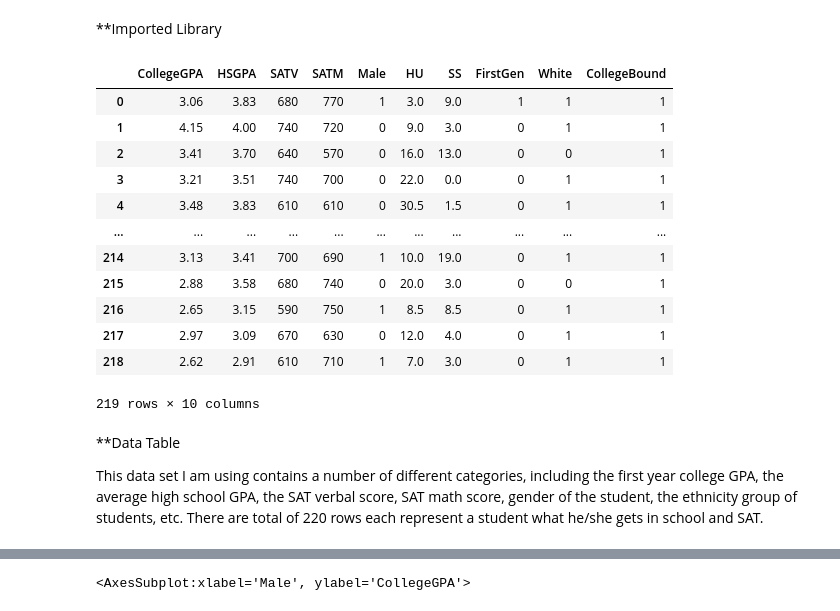
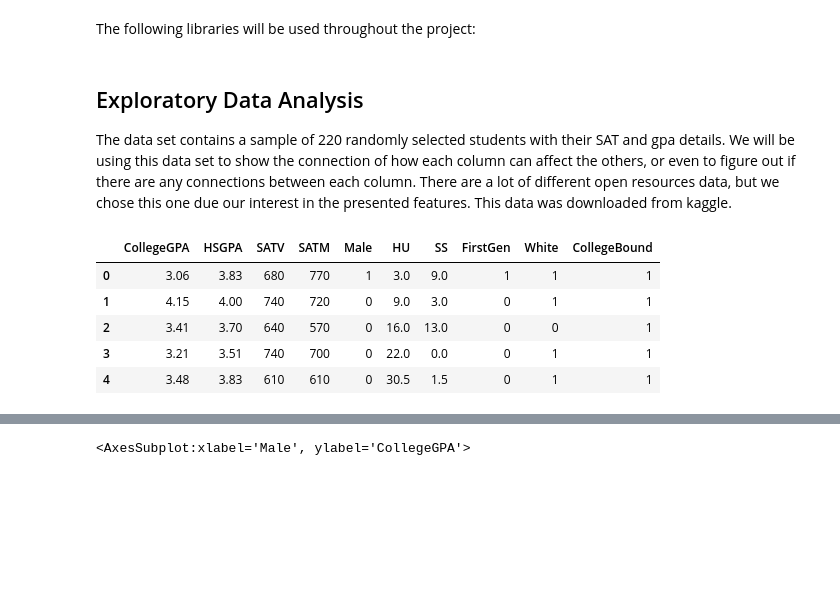
Before and after one commit to cwu-umd/320-Final-Project, a Jupyter notebook: Final Project .ipynb, the cells around one changed output, grey strips where cells are left out. Drawn from its saved outputs; the diff is of its cells as text; code cells hidden in the pictures; blank space fills up the shorter version.

Commit message:
finalProject

```diff
--- a/Final Project .ipynb
+++ b/Final Project .ipynb
@@ -9,3 +7,5 @@ College is the most important step of education before getting into the career.
+# %% [markdown]
+The following libraries will be used throughout the project:
 # %%
 import pandas as pd
 import seaborn as sns
@@ -17,32 +17,24 @@ from sklearn import datasets
 import numpy as np
 from sklearn import model_selection
 from statsmodels.formula.api import logit
-# %% [markdown]
-**Imported Library
+# %% [markdown]
+## Exploratory Data Analysis
+
+The data set contains a sample of 220 randomly selected students with their SAT and gpa details. We will be using this data set to show the connection of how each column can affect the others, or even to figure out if there are any connections between each column. There are a lot of different open resources data, but we chose this one due our interest in the presented features. This data was downloaded from kaggle.
 # %%
 data = pd.read_csv("FirstYearGPA.csv")
-#remove useless row
+#remove insignificant column
 data = data.drop(labels = "Unnamed: 0", axis = 1)
 data = data.rename(columns = {"GPA": "CollegeGPA"})
-data
+data = data.drop([218, 218])
+data.head()
 # %% [output]
 |  | CollegeGPA | HSGPA | SATV | SATM | Male | HU | SS | FirstGen | White | CollegeBound |
 | 0 | 3.06 | 3.83 | 680 | 770 | 1 | 3.0 | 9.0 | 1 | 1 | 1 |
 | 1 | 4.15 | 4.00 | 740 | 720 | 0 | 9.0 | 3.0 | 0 | 1 | 1 |
 | 2 | 3.41 | 3.70 | 640 | 570 | 0 | 16.0 | 13.0 | 0 | 0 | 1 |
 | 3 | 3.21 | 3.51 | 740 | 700 | 0 | 22.0 | 0.0 | 0 | 1 | 1 |
 | 4 | 3.48 | 3.83 | 610 | 610 | 0 | 30.5 | 1.5 | 0 | 1 | 1 |
-| ... | ... | ... | ... | ... | ... | ... | ... | ... | ... | ... |
-| 214 | 3.13 | 3.41 | 700 | 690 | 1 | 10.0 | 19.0 | 0 | 1 | 1 |
-| 215 | 2.88 | 3.58 | 680 | 740 | 0 | 20.0 | 3.0 | 0 | 0 | 1 |
-| 216 | 2.65 | 3.15 | 590 | 750 | 1 | 8.5 | 8.5 | 0 | 1 | 1 |
-| 217 | 2.97 | 3.09 | 670 | 630 | 0 | 12.0 | 4.0 | 0 | 1 | 1 |
-| 218 | 2.62 | 2.91 | 610 | 710 | 1 | 7.0 | 3.0 | 0 | 1 | 1 |
-219 rows × 10 columns
-# %% [markdown]
-**Data Table
-
-This data set I am using contains a number of different categories, including the first year college GPA, the average high school GPA, the SAT verbal score, SAT math score, gender of the student, the ethnicity group of students, etc. There are total of 220 rows each represent a student what he/she gets in school and SAT.
 # %%
 data.describe(include = "all")
 # %% [output]
```
Also changed, not shown: parts of 32 cells of this notebook, 1 other file.
